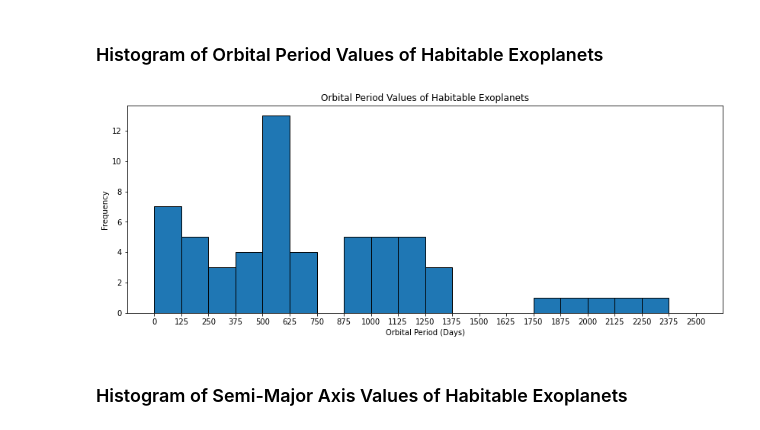
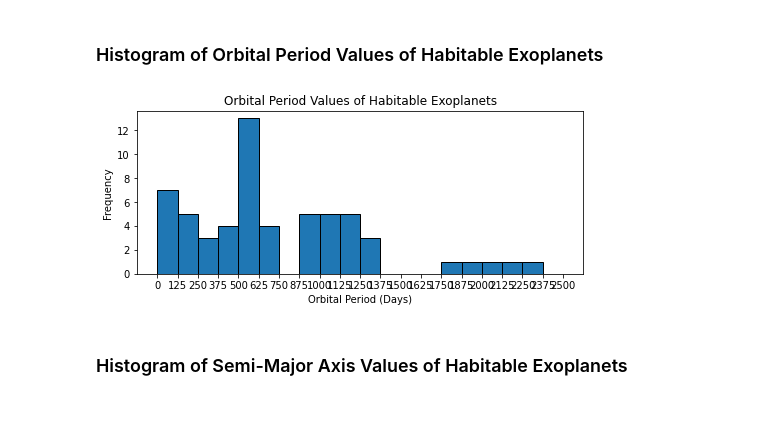
Before and after one commit to vineetrao06/exoplanet-summer-2022, a Jupyter notebook: summer_2022_code/notebooks/Analysis.ipynb, the cells around one changed output. Saved outputs shown, nothing was run; the diff lists cells and outputs as text; code cells hidden in the pictures.

```diff
--- a/summer_2022_code/notebooks/Analysis.ipynb
+++ b/summer_2022_code/notebooks/Analysis.ipynb
@@ -342,16 +342,16 @@ plt.show()
 # %% [markdown]
 ### Histogram of Orbital Period Values of Habitable Exoplanets
 # %%
-plt.figure(figsize=(14,5))
+plt.figure(figsize=(8,3))
 bins = np.linspace(0,2500,21)
 plt.hist(df2['pl_orbper'],bins=bins,ec='black')
 plt.title('Orbital Period Values of Habitable Exoplanets')
 plt.xticks(bins)
 plt.xlabel('Orbital Period (Days)')
 plt.ylabel('Frequency')
 plt.show()
 # %% [output]
-[figure, old version]
+[figure, new version]
 # %% [markdown]
 ### Histogram of Semi-Major Axis Values of Habitable Exoplanets
 # %%
```
Also changed, not shown: parts of 6 cells of this notebook, 1 other file.
